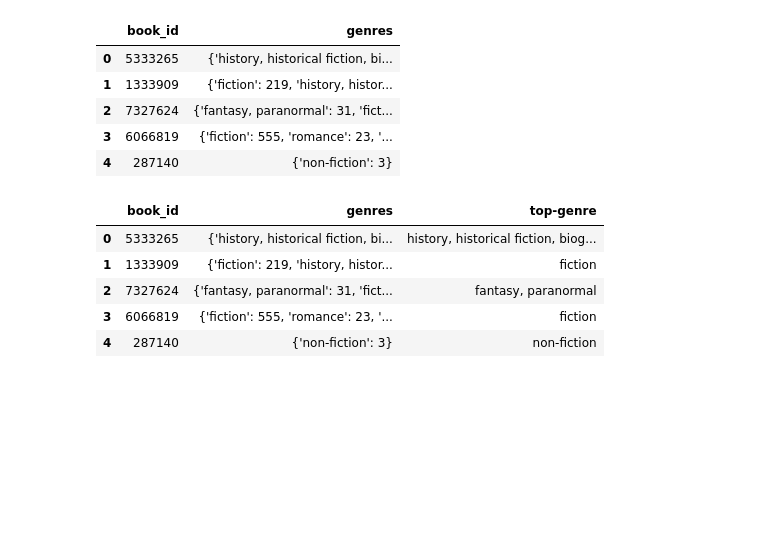
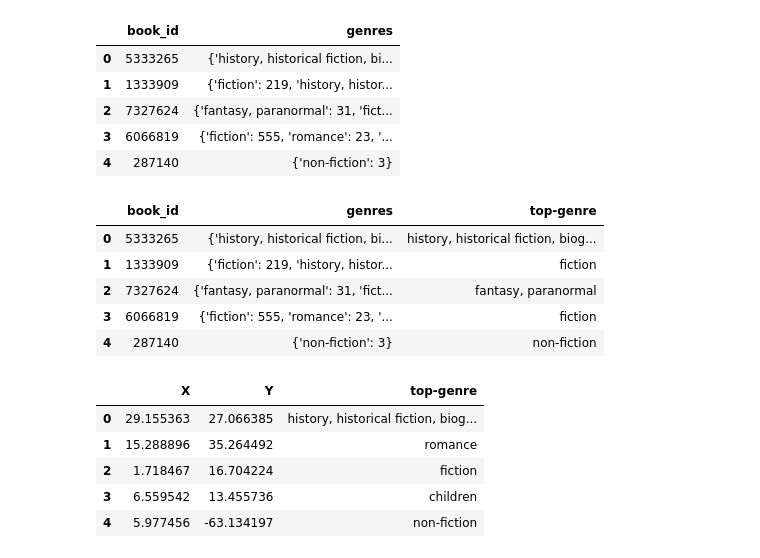
Before and after one commit to Ambbbbberwang/guess_u_like, a Jupyter notebook: ScratchWork.ipynb, the cells around one changed output. Drawn from its saved outputs; the diff is of its cells as text; code cells hidden in the pictures; blank space fills up the shorter version.

```diff
--- a/ScratchWork.ipynb
+++ b/ScratchWork.ipynb
@@ -194,0 +216,9 @@ df.head()
+# %%
+tsne_df.head()
+# %% [output]
+|  | X | Y | top-genre |
+| 0 | 29.155363 | 27.066385 | history, historical fiction, biog... |
+| 1 | 15.288896 | 35.264492 | romance |
+| 2 | 1.718467 | 16.704224 | fiction |
+| 3 | 6.559542 | 13.455736 | children |
+| 4 | 5.977456 | -63.134197 | non-fiction |
```
Also changed, not shown: parts of 7 cells of this notebook, 1 other file.
